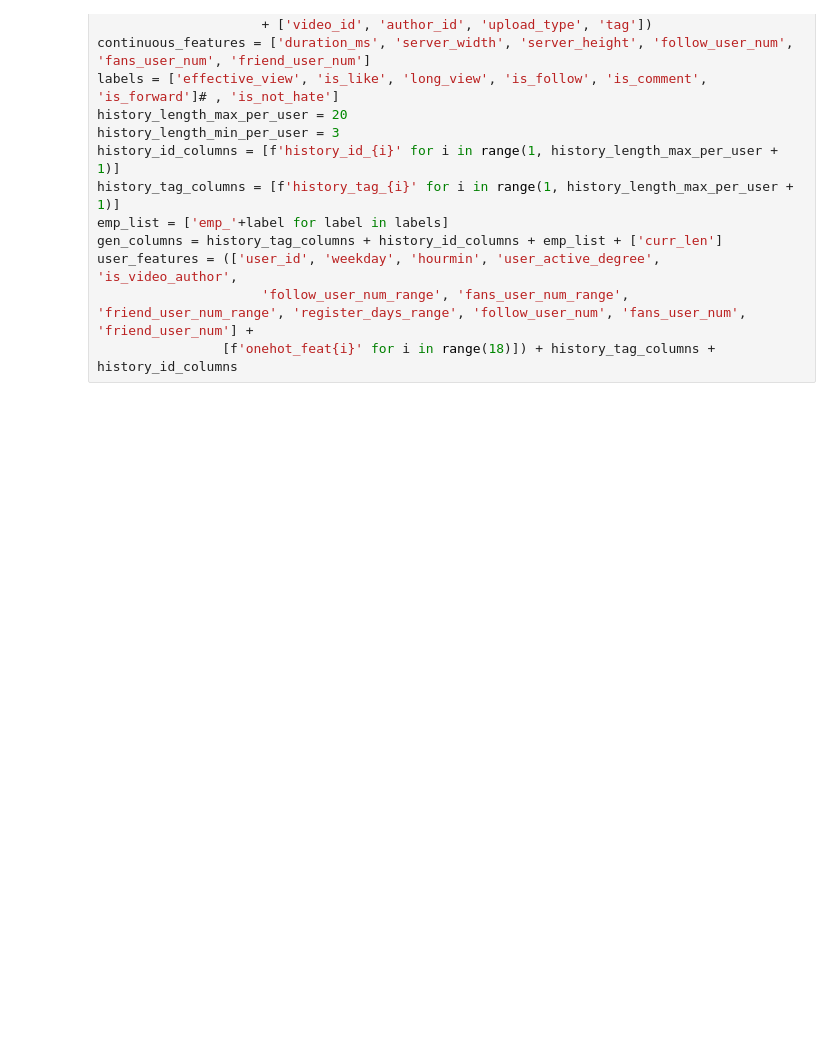
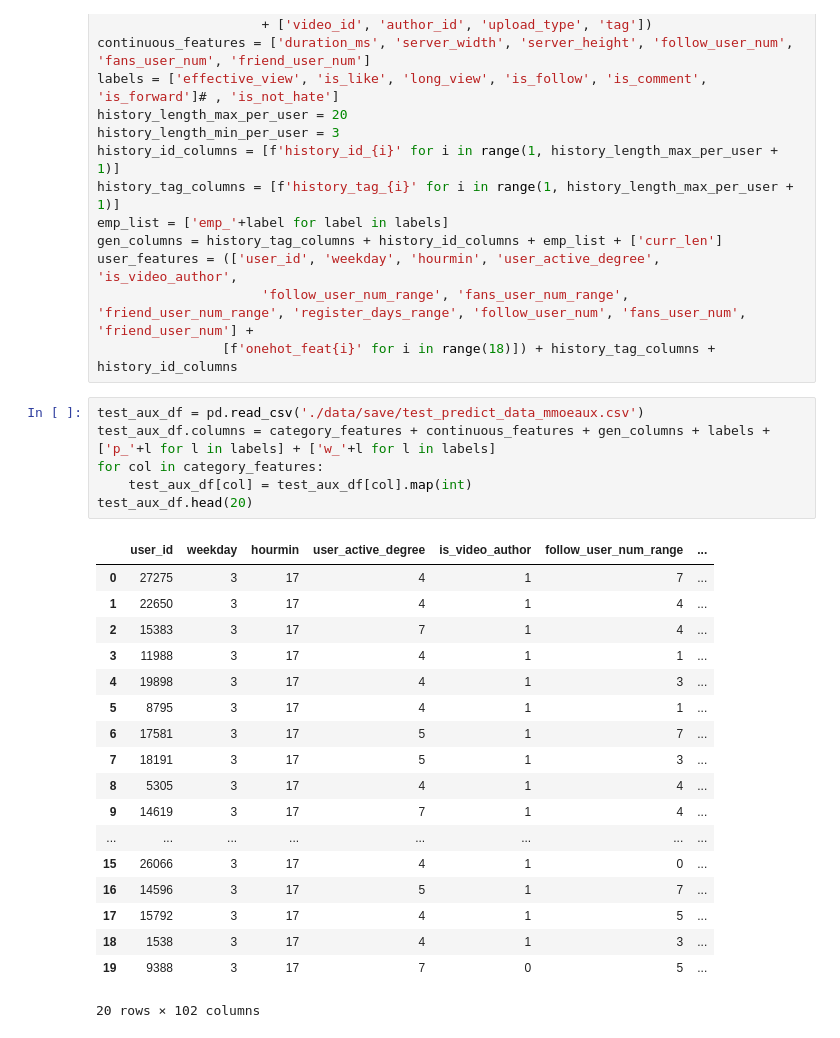
Before and after one commit to Jemma007/lrtThesis, a Jupyter notebook: dataset/analyse_weight.ipynb, the cells around one changed output. Saved outputs shown, nothing was run; the diff lists cells and outputs as text; blank space fills up the shorter version.

```diff
--- a/dataset/analyse_weight.ipynb
+++ b/dataset/analyse_weight.ipynb
@@ -23,3 +25,28 @@ gen_columns = history_tag_columns + history_id_columns + emp_list + ['curr_len']
 user_features = (['user_id', 'weekday', 'hourmin', 'user_active_degree', 'is_video_author',
                      'follow_user_num_range', 'fans_user_num_range', 'friend_user_num_range', 'register_days_range', 'follow_user_num', 'fans_user_num', 'friend_user_num'] +
                 [f'onehot_feat{i}' for i in range(18)]) + history_tag_columns + history_id_columns
+# %%
+test_aux_df = pd.read_csv('./data/save/test_predict_data_mmoeaux.csv')
+test_aux_df.columns = category_features + continuous_features + gen_columns + labels + ['p_'+l for l in labels] + ['w_'+l for l in labels]
+for col in category_features:
+    test_aux_df[col] = test_aux_df[col].map(int)
+test_aux_df.head(20)
+# %% [output]
+|  | user_id | weekday | hourmin | user_active_degree | is_video_author | follow_user_num_range | ... |
+| 0 | 27275 | 3 | 17 | 4 | 1 | 7 | ... |
+| 1 | 22650 | 3 | 17 | 4 | 1 | 4 | ... |
+| 2 | 15383 | 3 | 17 | 7 | 1 | 4 | ... |
+| 3 | 11988 | 3 | 17 | 4 | 1 | 1 | ... |
+| 4 | 19898 | 3 | 17 | 4 | 1 | 3 | ... |
+| 5 | 8795 | 3 | 17 | 4 | 1 | 1 | ... |
+| 6 | 17581 | 3 | 17 | 5 | 1 | 7 | ... |
+| 7 | 18191 | 3 | 17 | 5 | 1 | 3 | ... |
+| 8 | 5305 | 3 | 17 | 4 | 1 | 4 | ... |
+| 9 | 14619 | 3 | 17 | 7 | 1 | 4 | ... |
+| ... | ... | ... | ... | ... | ... | ... | ... |
+| 15 | 26066 | 3 | 17 | 4 | 1 | 0 | ... |
+| 16 | 14596 | 3 | 17 | 5 | 1 | 7 | ... |
+| 17 | 15792 | 3 | 17 | 4 | 1 | 5 | ... |
+| 18 | 1538 | 3 | 17 | 4 | 1 | 3 | ... |
+| 19 | 9388 | 3 | 17 | 7 | 0 | 5 | ... |
+20 rows × 102 columns
```
Also changed, not shown: parts of 3 cells of this notebook, 3 other files.
